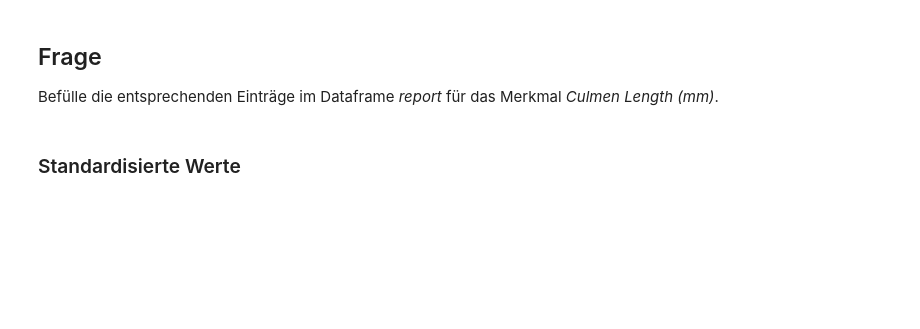
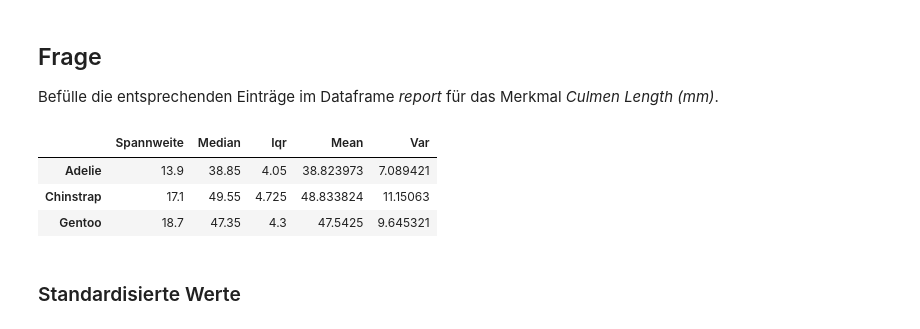
Before and after one commit to lukas3482/wahrscheinlichkeitsrechnung, a Jupyter notebook: inclass/02_lage_streumasse/inClass-LageStreumasse-Student-template.ipynb, the cells around one changed output. Cells and saved outputs as stored; diff of their text form; code cells hidden in the pictures; blank space fills up the shorter version.

```diff
--- a/inclass/02_lage_streumasse/inClass-LageStreumasse-Student-template.ipynb
+++ b/inclass/02_lage_streumasse/inClass-LageStreumasse-Student-template.ipynb
@@ -213,16 +229,22 @@ Befülle die entsprechenden Einträge im Dataframe *report* für das Merkmal *Cu
 # %%
 #species = penguins.groupby('Species')['Culmen Length (mm)']
 
+# Dataframe befüllen
+report = pd.DataFrame(index=['Adelie', 'Chinstrap', 'Gentoo'],
+                      columns=['Spannweite', 'Median', 'Iqr', 'Mean', 'Var'])
 for species, group in penguins.groupby("Species")['Culmen Length (mm)']:
     spannweite = group.max() - group.min()
     median = group.median()
     iqr = group.quantile(0.75) - group.quantile(0.25)
     mean = group.mean()
     var = group.var()
-
     report.loc[species] = [spannweite, median, iqr, mean, var]
-
 display(report)
+# %% [output]
+|  | Spannweite | Median | Iqr | Mean | Var |
+| Adelie | 13.9 | 38.85 | 4.05 | 38.823973 | 7.089421 |
+| Chinstrap | 17.1 | 49.55 | 4.725 | 48.833824 | 11.15063 |
+| Gentoo | 18.7 | 47.35 | 4.3 | 47.5425 | 9.645321 |
 # %% [markdown]
 ### Standardisierte Werte
 # %%
```
Also changed, not shown: parts of 7 cells of this notebook, 6 other files.
